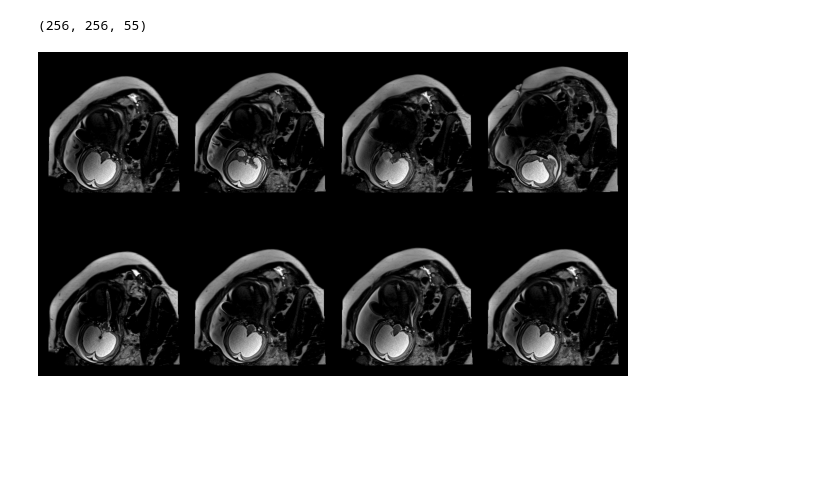
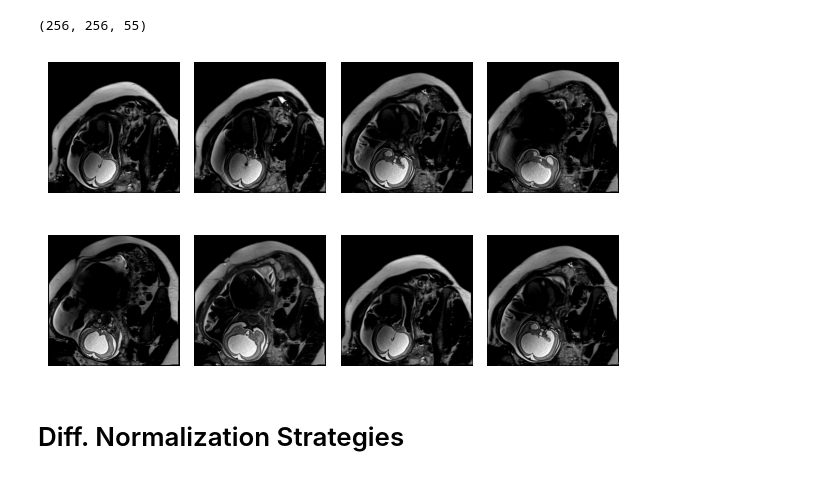
Before and after one commit to MedicalVisionGroup/FetalBrainIQA, a Jupyter notebook: thesis_figs/display_slices.ipynb, the cells around one changed output. Cells and saved outputs as stored; diff of their text form; code cells hidden in the pictures; blank space fills up the shorter version.

```diff
--- a/thesis_figs/display_slices.ipynb
+++ b/thesis_figs/display_slices.ipynb
@@ -5,6 +5,8 @@ import sys
 import os
 from pathlib import Path
 import matplotlib.pyplot as plt
+import numpy as np
+plt.style.use('default')
 
 sys.path.append(os.path.abspath(".."))
 # %%
@@ -136,18 +123,21 @@ def minmax_normalize(scan, mask=None, percentile=0.01):
 # %%
 fig, ax = plt.subplots(nrows=2, ncols=4, figsize=(6, 4))
 
 idxs = np.random.choice(range(20, 40), size = 8)
+idxs = [20, 22, 28, 30, 38, 32, 20, 28]
 
 for i, idx in enumerate(idxs):
     img = minmax_normalize(scan_data[:, :, idx], mask_data[:, :, idx])
 
     row = i // 4
     col = i % 4
 
     ax[row, col].imshow(img, cmap='gray', vmin=0, vmax=1)
     ax[row, col].axis("off")
 
 plt.tight_layout()
 plt.savefig('hydro.png')
 # %% [output]
-[figure, old version]
+[figure, new version]
+# %% [markdown]
+# Diff. Normalization Strategies
```
Also changed, not shown: parts of 9 cells of this notebook, 2 other files.
